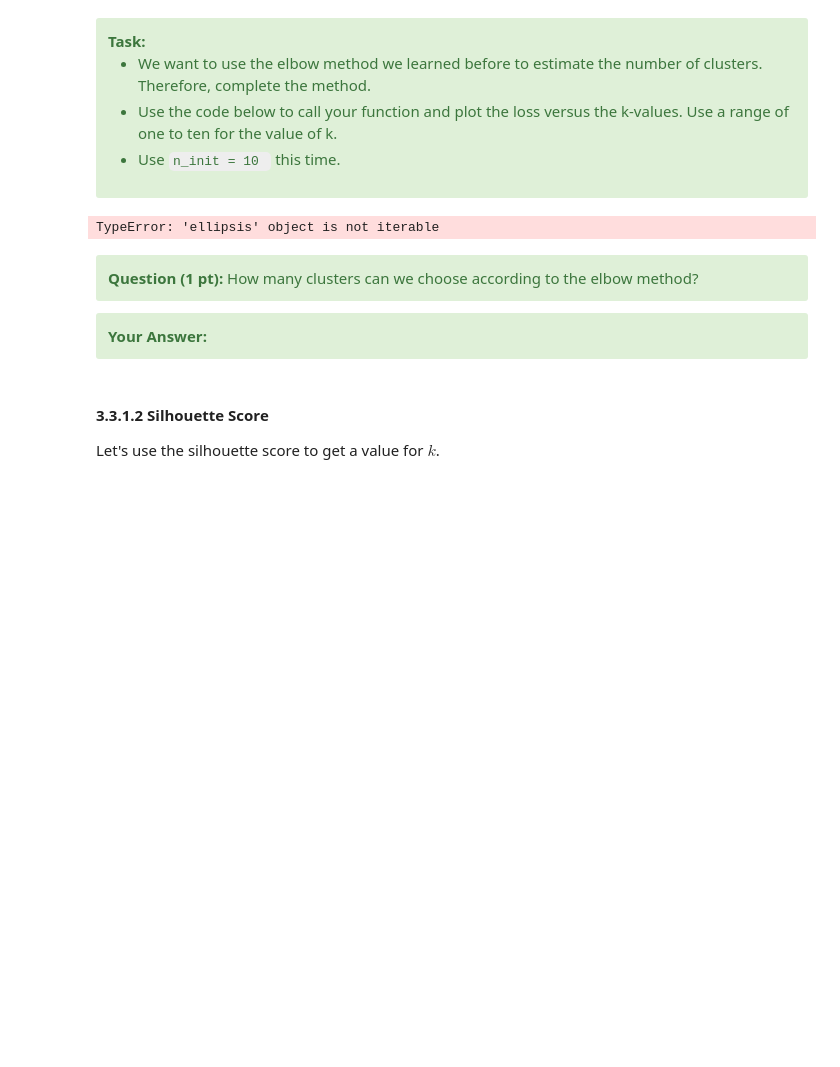
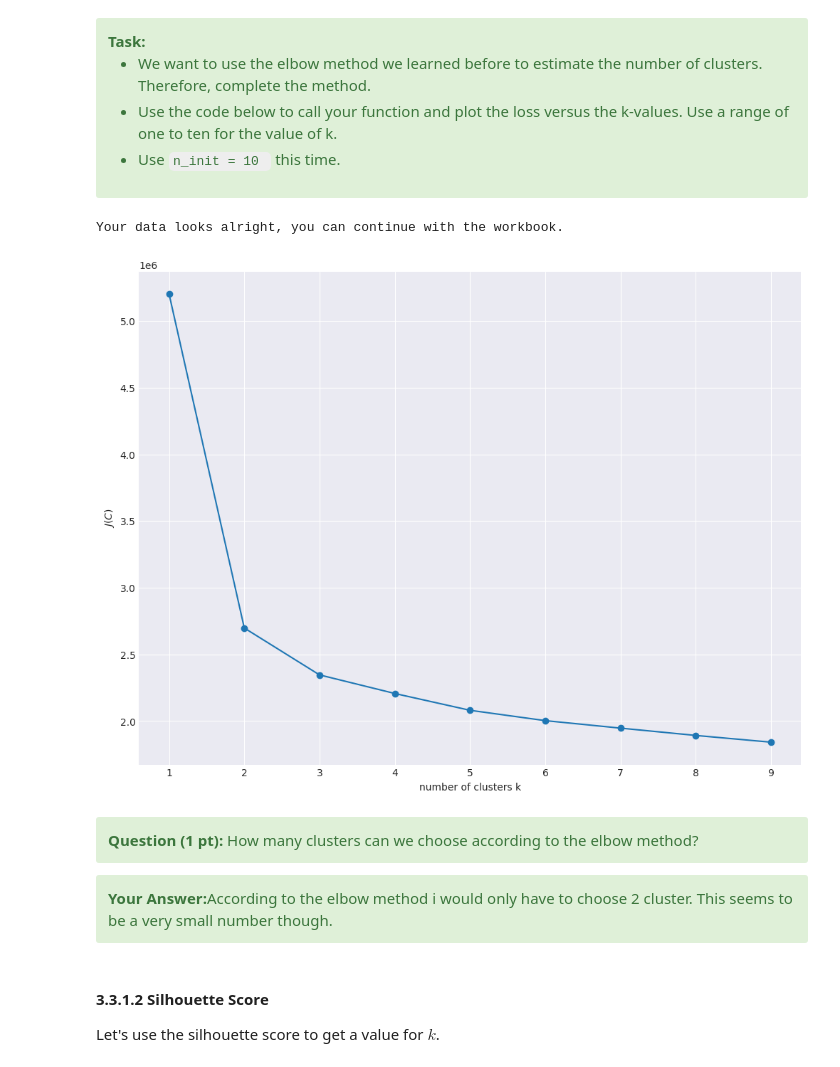
Before and after one commit to samuelrr1/Gay_Clanker, a Jupyter notebook: 3_pca_clustering.ipynb, the cells around one changed output. Cells and saved outputs as stored; diff of their text form; code cells hidden in the pictures; blank space fills up the shorter version.

```diff
--- a/3_pca_clustering.ipynb
+++ b/3_pca_clustering.ipynb
@@ -343,41 +342,46 @@ Our first estimate of the number of clusters led to a nice result. But what if w
 # %%
 def calculate_k_loss(X: np.ndarray, k_min: int, k_max: int) -> Tuple[List[int], List[float]]:
     k_values: List[int]
     losses: List[float]
 
     ### STUDENT CODE HERE (3 pts)
-
-    k_values = ...
-    losses = ...
-
+    k_values = []
+    losses = []
+    for k in range(k_min, k_max):
+        kmeans = KMeans(n_clusters=k, n_init=10, random_state=RANDOM_STATE)
+        kmeans.fit(X)
+        #labels_loss = kmeans.predict(X)
+        k_values.append(k)
+        losses.append(kmeans.inertia_)
     ### STUDENT CODE until HERE
 
     return k_values, losses
 
 
 # call your function
 ### STUDENT CODE HERE (1 pt)
 
-
+k_values, losses = calculate_k_loss(X_pca, 1, 10)
 ### STUDENT CODE until HERE
 
 # Sanity check - compare your results
 test_func.test_calculate_k_loss(calculate_k_loss)
 
 # Plot k_values vs inertias
 plt.plot(k_values, losses, '-o')
 plt.xlabel('number of clusters k')
 plt.ylabel('$ J(C)$')
 plt.xticks(k_values)
 plt.show()
 # %% [output]
-TypeError: 'ellipsis' object is not iterable
+Your data looks alright, you can continue with the workbook.
+[figure, added]
 # %% [markdown]
 <div class="alert alert-block alert-success">
 <b>Question (1 pt):</b> How many clusters can we choose according to the elbow method?
 </div>
 <div class="alert alert-block alert-success">
-<b>Your Answer:</b>
+<b>Your Answer:</b>According to the elbow method i would only have to choose 2 cluster. This seems to be a very small number though.
 </div>
 # %% [markdown]
 #### 3.3.1.2 Silhouette Score
```
Also changed, not shown: parts of 32 cells of this notebook.
